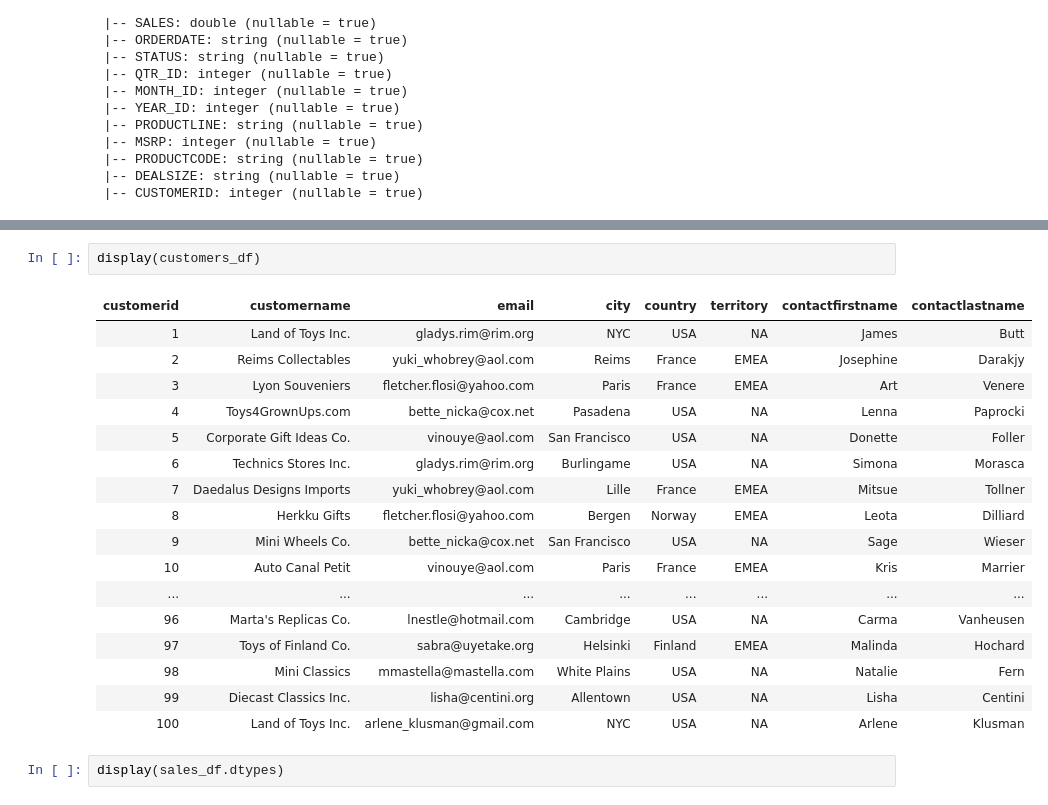
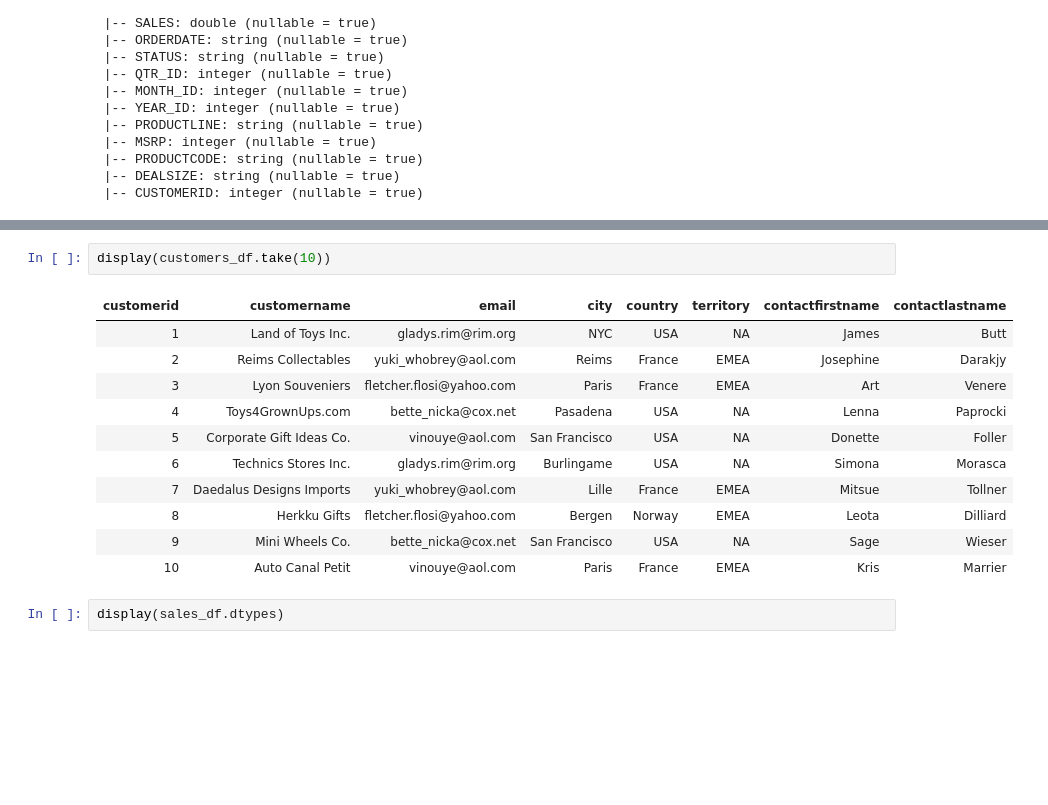
Before and after one commit to ishank296/pyspark_snippets, a Jupyter notebook: spark_practice/pyspark_aggregation.ipynb, the cells around one changed output, grey strips where cells are left out. Saved outputs shown, nothing was run; the diff lists cells and outputs as text; blank space fills up the shorter version.

```diff
--- a/spark_practice/pyspark_aggregation.ipynb
+++ b/spark_practice/pyspark_aggregation.ipynb
@@ -103,23 +90,17 @@ Showing the first 1000 rows.
 # %%
-display(customers_df)
+display(customers_df.take(10))
 # %% [output]
 | customerid | customername | email | city | country | territory | contactfirstname | contactlastname |
 | 1 | Land of Toys Inc. | gladys.rim@rim.org | NYC | USA | NA | James | Butt |
 | 2 | Reims Collectables | yuki_whobrey@aol.com | Reims | France | EMEA | Josephine | Darakjy |
 | 3 | Lyon Souveniers | fletcher.flosi@yahoo.com | Paris | France | EMEA | Art | Venere |
 | 4 | Toys4GrownUps.com | bette_nicka@cox.net | Pasadena | USA | NA | Lenna | Paprocki |
 | 5 | Corporate Gift Ideas Co. | vinouye@aol.com | San Francisco | USA | NA | Donette | Foller |
 | 6 | Technics Stores Inc. | gladys.rim@rim.org | Burlingame | USA | NA | Simona | Morasca |
 | 7 | Daedalus Designs Imports | yuki_whobrey@aol.com | Lille | France | EMEA | Mitsue | Tollner |
 | 8 | Herkku Gifts | fletcher.flosi@yahoo.com | Bergen | Norway | EMEA | Leota | Dilliard |
 | 9 | Mini Wheels Co. | bette_nicka@cox.net | San Francisco | USA | NA | Sage | Wieser |
 | 10 | Auto Canal Petit | vinouye@aol.com | Paris | France | EMEA | Kris | Marrier |
-| ... | ... | ... | ... | ... | ... | ... | ... |
-| 96 | Marta's Replicas Co. | lnestle@hotmail.com | Cambridge | USA | NA | Carma | Vanheusen |
-| 97 | Toys of Finland Co. | sabra@uyetake.org | Helsinki | Finland | EMEA | Malinda | Hochard |
-| 98 | Mini Classics | mmastella@mastella.com | White Plains | USA | NA | Natalie | Fern |
-| 99 | Diecast Classics Inc. | lisha@centini.org | Allentown | USA | NA | Lisha | Centini |
-| 100 | Land of Toys Inc. | arlene_klusman@gmail.com | NYC | USA | NA | Arlene | Klusman |
 # %%
 display(sales_df.dtypes)
 # %% [output]
```
Also changed, not shown: parts of 4 cells of this notebook.
